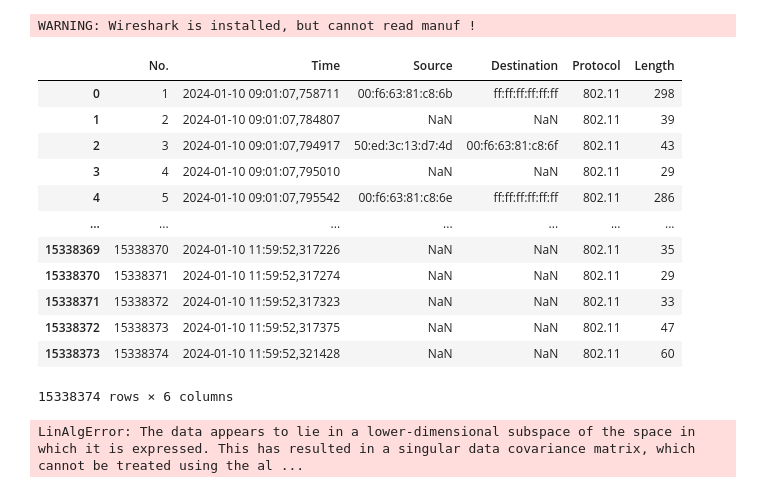
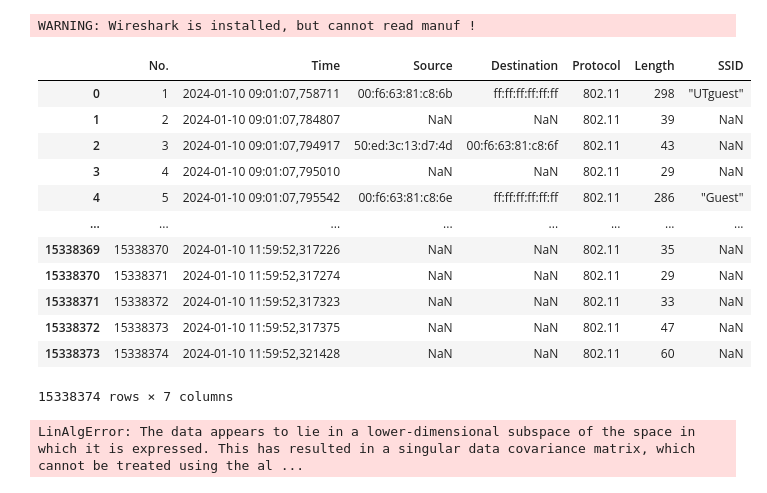
Before and after one commit to danielbischofff/dataLiteracyPeopleCounting, a Jupyter notebook: src/Wednesday_analysis_Wireshark.ipynb, the cells around one changed output. Cells and saved outputs as stored; diff of their text form; code cells hidden in the pictures.

```diff
--- a/src/Wednesday_analysis_Wireshark.ipynb
+++ b/src/Wednesday_analysis_Wireshark.ipynb
@@ -13,20 +14,28 @@ from matplotlib.colors import LinearSegmentedColormap
 # %% [output]
 WARNING: Wireshark is installed, but cannot read manuf !
-# %%
-df=pd.read_csv("C:\\Users\\Philipp\\OneDrive - UT Cloud\\Data_literacy_mensa\\Mensa_10-01-24\\wednesday100124_wireshark.csv")
-df
-# %% [output]
-|  | No. | Time | Source | Destination | Protocol | Length |
-| 0 | 1 | 2024-01-10 09:01:07,758711 | 00:f6:63:81:c8:6b | ff:ff:ff:ff:ff:ff | 802.11 | 298 |
-| 1 | 2 | 2024-01-10 09:01:07,784807 | NaN | NaN | 802.11 | 39 |
-| 2 | 3 | 2024-01-10 09:01:07,794917 | 50:ed:3c:13:d7:4d | 00:f6:63:81:c8:6f | 802.11 | 43 |
-| 3 | 4 | 2024-01-10 09:01:07,795010 | NaN | NaN | 802.11 | 29 |
-| 4 | 5 | 2024-01-10 09:01:07,795542 | 00:f6:63:81:c8:6e | ff:ff:ff:ff:ff:ff | 802.11 | 286 |
-| ... | ... | ... | ... | ... | ... | ... |
-| 15338369 | 15338370 | 2024-01-10 11:59:52,317226 | NaN | NaN | 802.11 | 35 |
-| 15338370 | 15338371 | 2024-01-10 11:59:52,317274 | NaN | NaN | 802.11 | 29 |
-| 15338371 | 15338372 | 2024-01-10 11:59:52,317323 | NaN | NaN | 802.11 | 33 |
-| 15338372 | 15338373 | 2024-01-10 11:59:52,317375 | NaN | NaN | 802.11 | 47 |
-| 15338373 | 15338374 | 2024-01-10 11:59:52,321428 | NaN | NaN | 802.11 | 60 |
-15338374 rows × 6 columns
+# %%
+csv_path = "C:\\Users\Philipp\OneDrive - UT Cloud\Data_literacy_mensa\Mensa_10-01-24\csv\wednesday_wireshark.csv"
+
+# with open(csv_path, 'rb') as f:
+#    result = chardet.detect(f.read())
+#
+# print(result['encoding'])
+
+df_all = pd.read_csv(csv_path, encoding='cp1252')
+
+df_all
+# %% [output]
+|  | No. | Time | Source | Destination | Protocol | Length | SSID |
+| 0 | 1 | 2024-01-10 09:01:07,758711 | 00:f6:63:81:c8:6b | ff:ff:ff:ff:ff:ff | 802.11 | 298 | "UTguest" |
+| 1 | 2 | 2024-01-10 09:01:07,784807 | NaN | NaN | 802.11 | 39 | NaN |
+| 2 | 3 | 2024-01-10 09:01:07,794917 | 50:ed:3c:13:d7:4d | 00:f6:63:81:c8:6f | 802.11 | 43 | NaN |
+| 3 | 4 | 2024-01-10 09:01:07,795010 | NaN | NaN | 802.11 | 29 | NaN |
+| 4 | 5 | 2024-01-10 09:01:07,795542 | 00:f6:63:81:c8:6e | ff:ff:ff:ff:ff:ff | 802.11 | 286 | "Guest" |
+| ... | ... | ... | ... | ... | ... | ... | ... |
+| 15338369 | 15338370 | 2024-01-10 11:59:52,317226 | NaN | NaN | 802.11 | 35 | NaN |
+| 15338370 | 15338371 | 2024-01-10 11:59:52,317274 | NaN | NaN | 802.11 | 29 | NaN |
+| 15338371 | 15338372 | 2024-01-10 11:59:52,317323 | NaN | NaN | 802.11 | 33 | NaN |
+| 15338372 | 15338373 | 2024-01-10 11:59:52,317375 | NaN | NaN | 802.11 | 47 | NaN |
+| 15338373 | 15338374 | 2024-01-10 11:59:52,321428 | NaN | NaN | 802.11 | 60 | NaN |
+15338374 rows × 7 columns
 # %%
```
Also changed, not shown: parts of 12 cells of this notebook, 1 other file.
